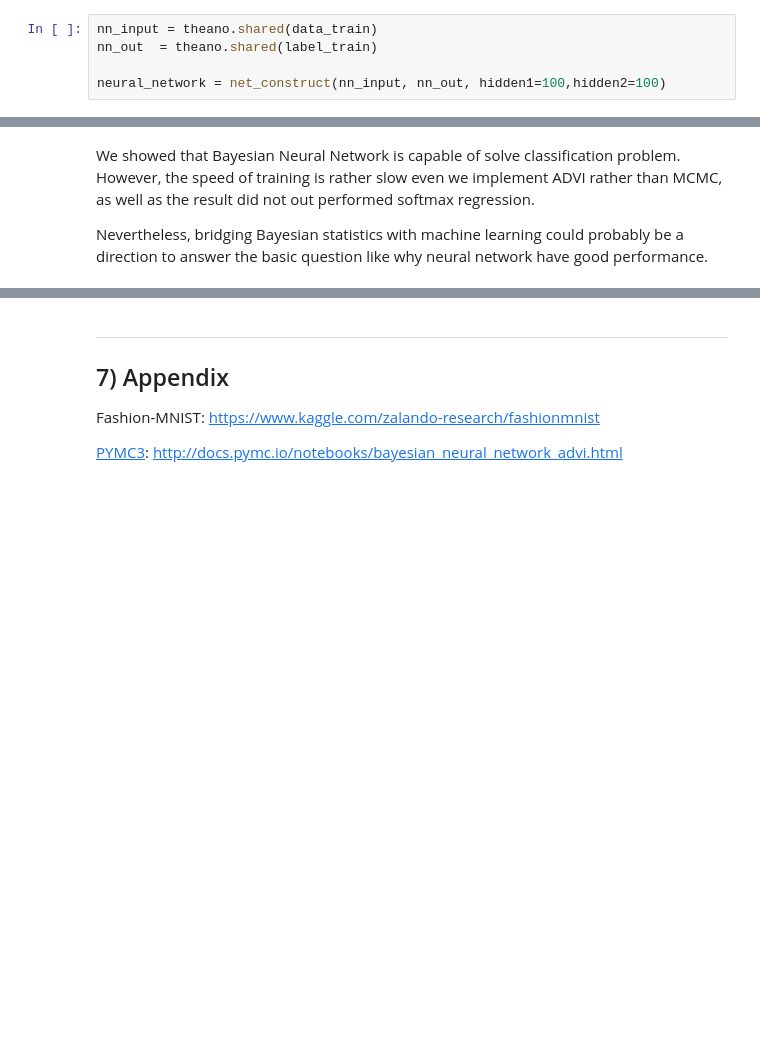
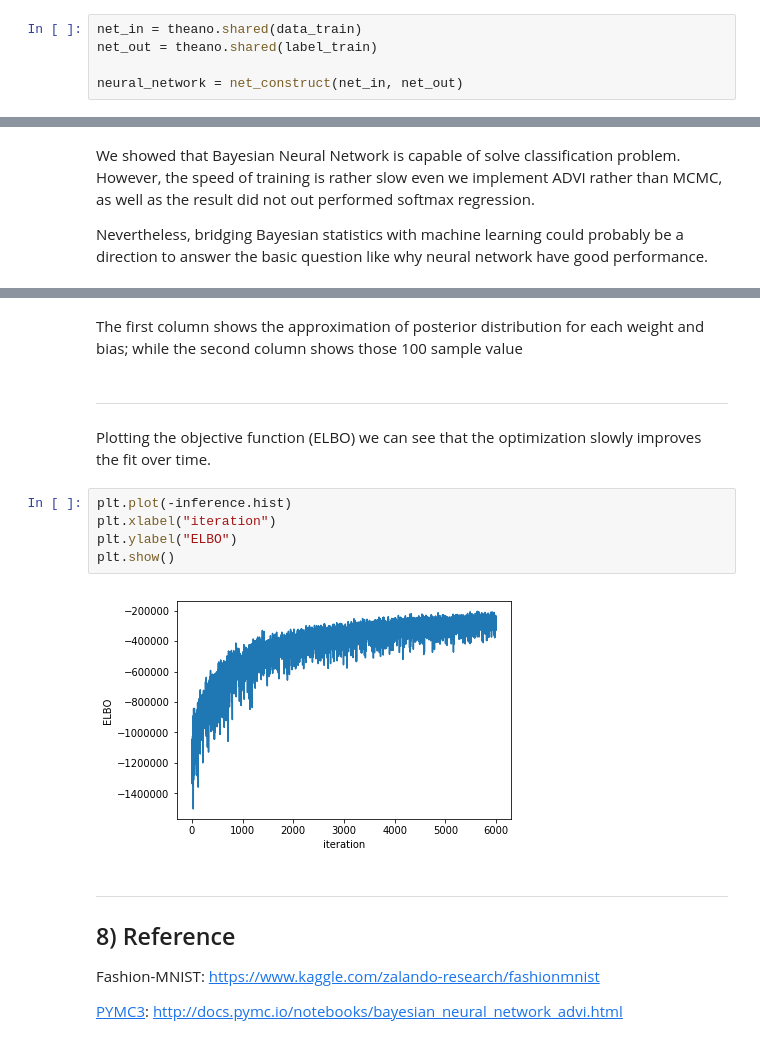
Before and after one commit to lloydliu717/Bayesian_NN_explore, a Jupyter notebook: Classify Fashion MNIST using Bayesian Neural Network.ipynb, the cells around one changed output, grey strips where cells are left out. Drawn from its saved outputs; the diff is of its cells as text; blank space fills up the shorter version.

```diff
--- a/Classify Fashion MNIST using Bayesian Neural Network.ipynb
+++ b/Classify Fashion MNIST using Bayesian Neural Network.ipynb
@@ -171,7 +152,7 @@ def net_construct(nnt_input, nnt_out, hidden1, hidden2):
 
     return neural_net
 # %%
-nn_input = theano.shared(data_train)
-nn_out  = theano.shared(label_train)
+net_in = theano.shared(data_train)
+net_out = theano.shared(label_train)
 
-neural_network = net_construct(nn_input, nn_out, hidden1=100,hidden2=100)
+neural_network = net_construct(net_in, net_out)
@@ -304,6 +274,18 @@ Nevertheless, bridging Bayesian statistics with machine learning could probably
+# %% [markdown]
+The first column shows the approximation of posterior distribution for each weight and bias; while the second column shows those 100 sample value
+# %% [markdown]
+----
+Plotting the objective function (ELBO) we can see that the optimization slowly improves the fit over time.
+# %%
+plt.plot(-inference.hist)
+plt.xlabel("iteration")
+plt.ylabel("ELBO")
+plt.show()
+# %% [output]
+[figure, added]
 # %% [markdown]
 -----
-## 7) Appendix
+## 8) Reference
 
 Fashion-MNIST: https://www.kaggle.com/zalando-research/fashionmnist
 
```
Also changed, not shown: parts of 20 cells of this notebook, 1 other file.
